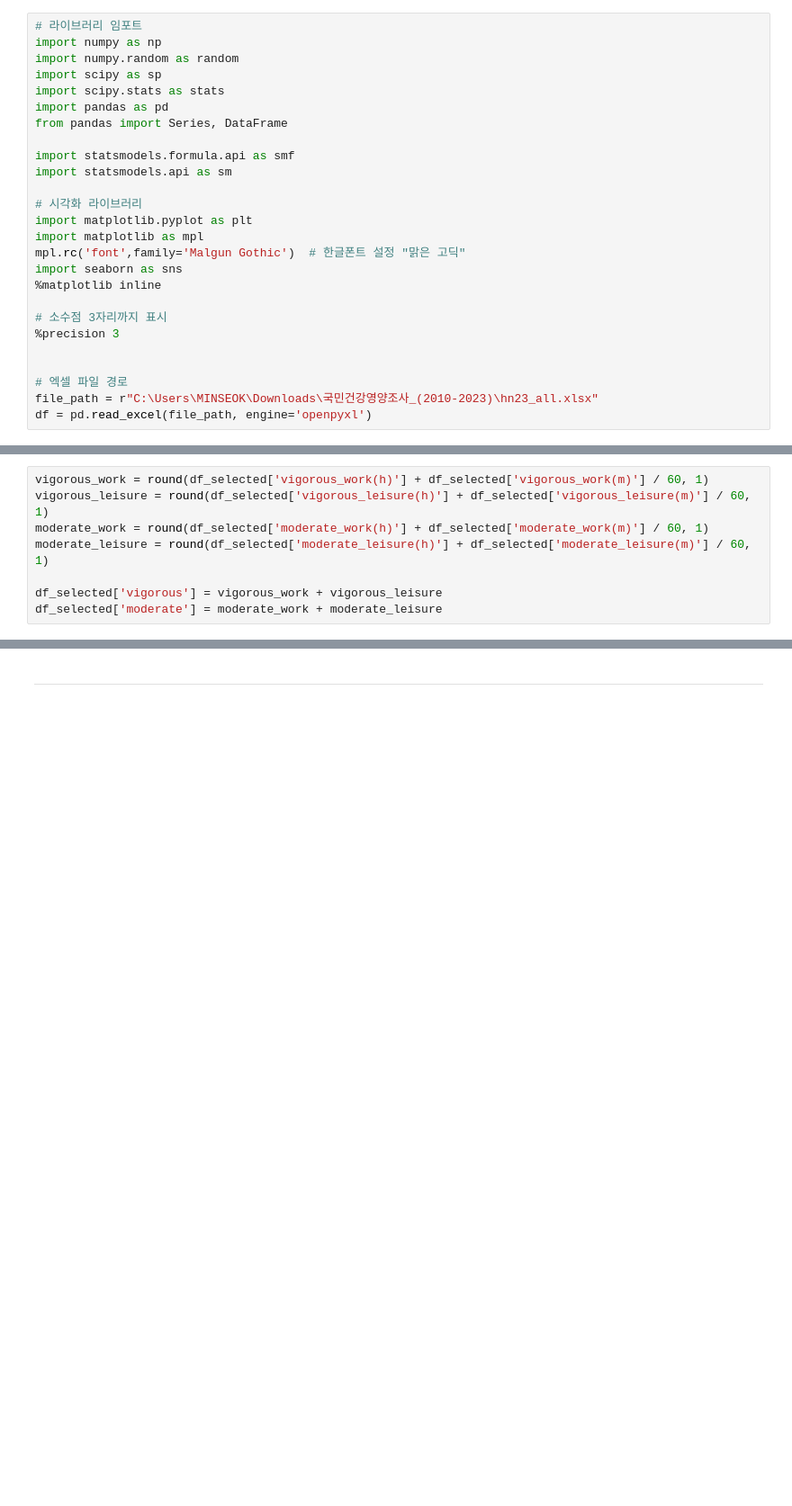
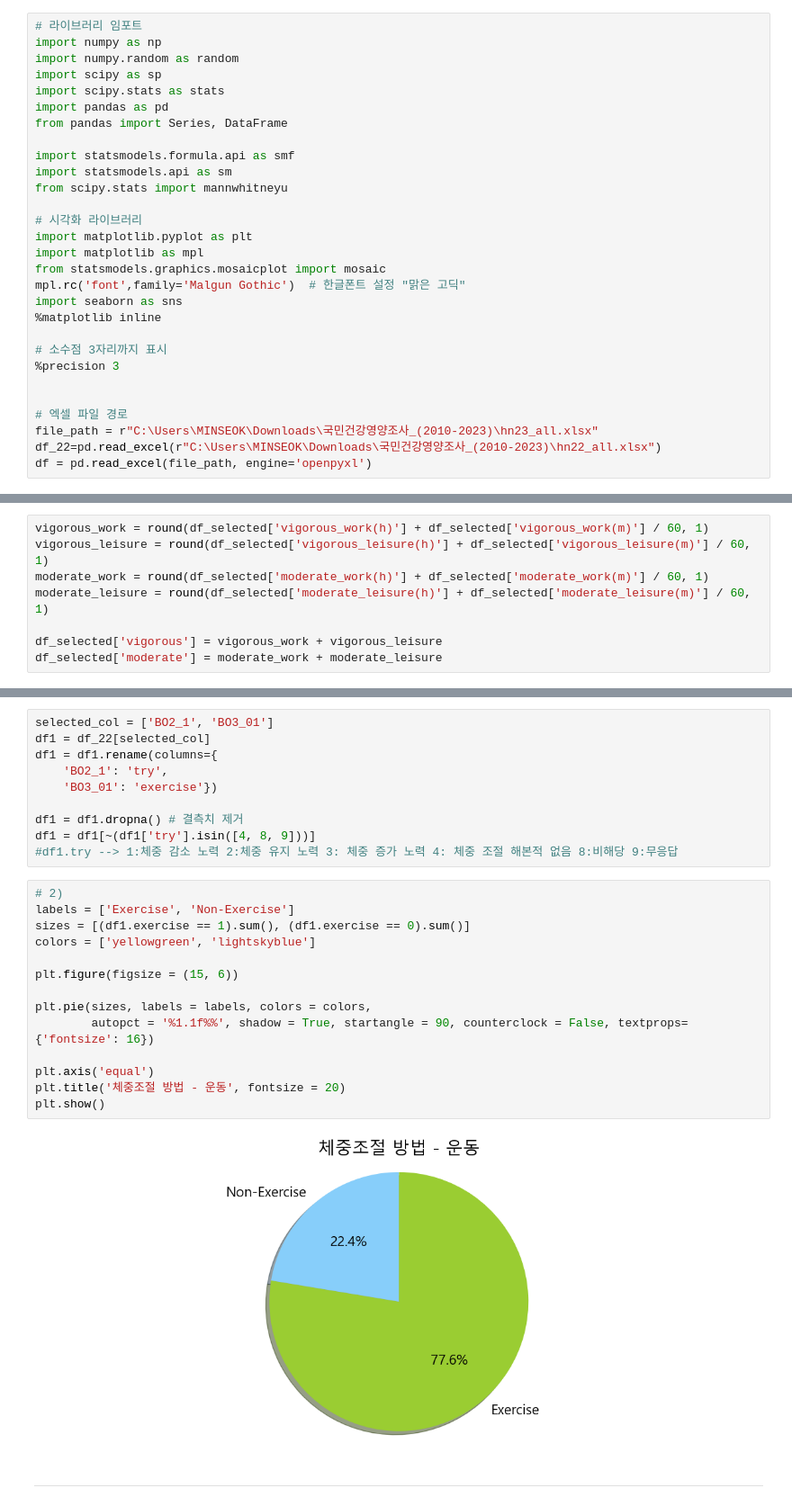
Before and after one commit to rediing/DS101-2-, a Jupyter notebook: Second project.ipynb, the cells around one changed output, grey strips where cells are left out. Shown at 90% size. Drawn from its saved outputs; the diff is of its cells as text; blank space fills up the shorter version.

```diff
--- a/Second project.ipynb
+++ b/Second project.ipynb
@@ -20,10 +33,12 @@ from pandas import Series, DataFrame
 
 import statsmodels.formula.api as smf
 import statsmodels.api as sm
+from scipy.stats import mannwhitneyu
 
 # 시각화 라이브러리
 import matplotlib.pyplot as plt
 import matplotlib as mpl
+from statsmodels.graphics.mosaicplot import mosaic
 mpl.rc('font',family='Malgun Gothic')  # 한글폰트 설정 "맑은 고딕"
 import seaborn as sns
 %matplotlib inline
@@ -34,6 +49,7 @@ import seaborn as sns
 
 # 엑셀 파일 경로
 file_path = r"C:\Users\MINSEOK\Downloads\국민건강영양조사_(2010-2023)\hn23_all.xlsx"
+df_22=pd.read_excel(r"C:\Users\MINSEOK\Downloads\국민건강영양조사_(2010-2023)\hn22_all.xlsx")
 df = pd.read_excel(file_path, engine='openpyxl')
 # %%
 df
@@ -130,3 +182,29 @@ df_selected.to_csv('df.csv', index = False, encoding = 'cp949')
+# %%
+selected_col = ['BO2_1', 'BO3_01']
+df1 = df_22[selected_col]
+df1 = df1.rename(columns={
+    'BO2_1': 'try',
+    'BO3_01': 'exercise'})
+
+df1 = df1.dropna() # 결측치 제거
+df1 = df1[~(df1['try'].isin([4, 8, 9]))]
+#df1.try --> 1:체중 감소 노력 2:체중 유지 노력 3: 체중 증가 노력 4: 체중 조절 해본적 없음 8:비해당 9:무응답
+# %%
+# 2)
+labels = ['Exercise', 'Non-Exercise']
+sizes = [(df1.exercise == 1).sum(), (df1.exercise == 0).sum()]
+colors = ['yellowgreen', 'lightskyblue']
+
+plt.figure(figsize = (15, 6))
+
+plt.pie(sizes, labels = labels, colors = colors,
+        autopct = '%1.1f%%', shadow = True, startangle = 90, counterclock = False, textprops={'fontsize': 16})
+
+plt.axis('equal')
+plt.title('체중조절 방법 - 운동', fontsize = 20)
+plt.show()
+# %% [output]
+[figure, added]
 # %% [markdown]
 ---
 # %% [markdown]
```
Also changed, not shown: parts of 64 cells of this notebook, 1 other file.
